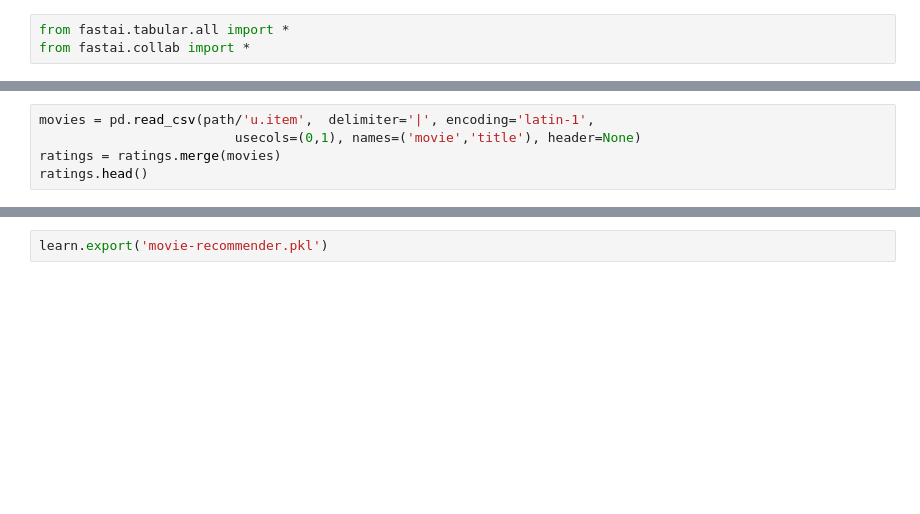
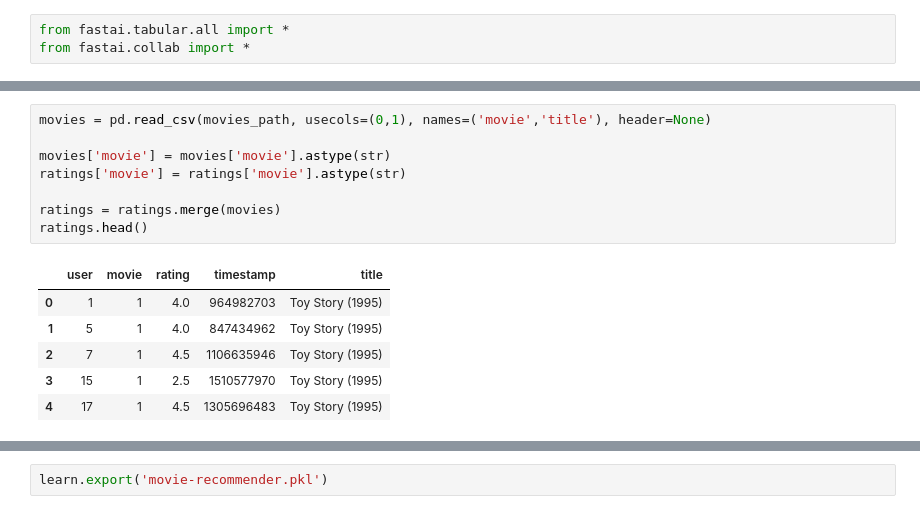
Before and after one commit to Teller501/movie-recommender, a Jupyter notebook: fastAPICollaborativeFiltering.ipynb, the cells around one changed output, grey strips where cells are left out. Cells and saved outputs as stored; diff of their text form; blank space fills up the shorter version.

```diff
--- a/fastAPICollaborativeFiltering.ipynb
+++ b/fastAPICollaborativeFiltering.ipynb
@@ -11,8 +37,18 @@ pd.crosstab(ratings.user, ratings.movie, values=ratings.rating, aggfunc='sum')
 # %%
-movies = pd.read_csv(path/'u.item',  delimiter='|', encoding='latin-1',
-                         usecols=(0,1), names=('movie','title'), header=None)
+movies = pd.read_csv(movies_path, usecols=(0,1), names=('movie','title'), header=None)
+
+movies['movie'] = movies['movie'].astype(str)
+ratings['movie'] = ratings['movie'].astype(str)
+
 ratings = ratings.merge(movies)
 ratings.head()
+# %% [output]
+|  | user | movie | rating | timestamp | title |
+| 0 | 1 | 1 | 4.0 | 964982703 | Toy Story (1995) |
+| 1 | 5 | 1 | 4.0 | 847434962 | Toy Story (1995) |
+| 2 | 7 | 1 | 4.5 | 1106635946 | Toy Story (1995) |
+| 3 | 15 | 1 | 2.5 | 1510577970 | Toy Story (1995) |
+| 4 | 17 | 1 | 4.5 | 1305696483 | Toy Story (1995) |
 # %%
 dls = CollabDataLoaders.from_df(ratings, item_name='title', bs=64)
 dls.show_batch()
```
Also changed, not shown: parts of 14 cells of this notebook, 6 other files.
